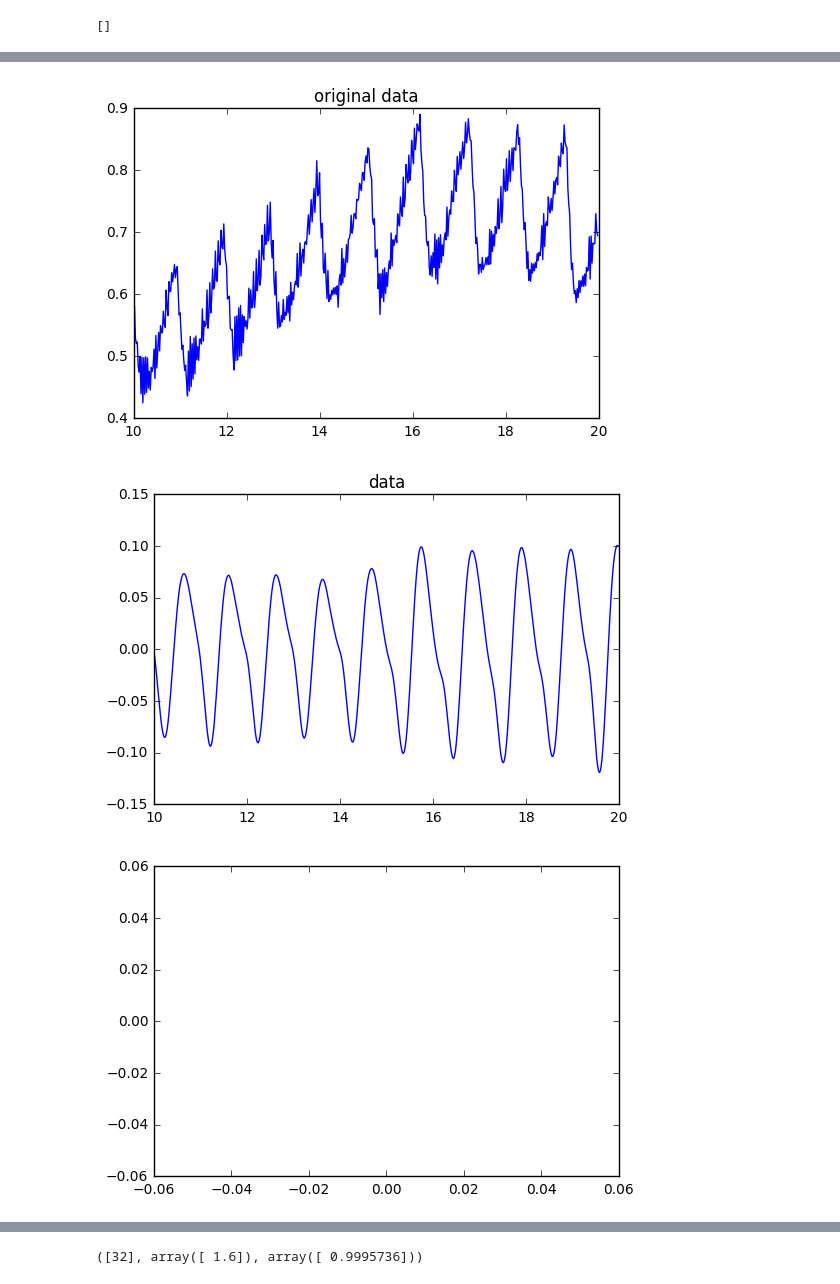
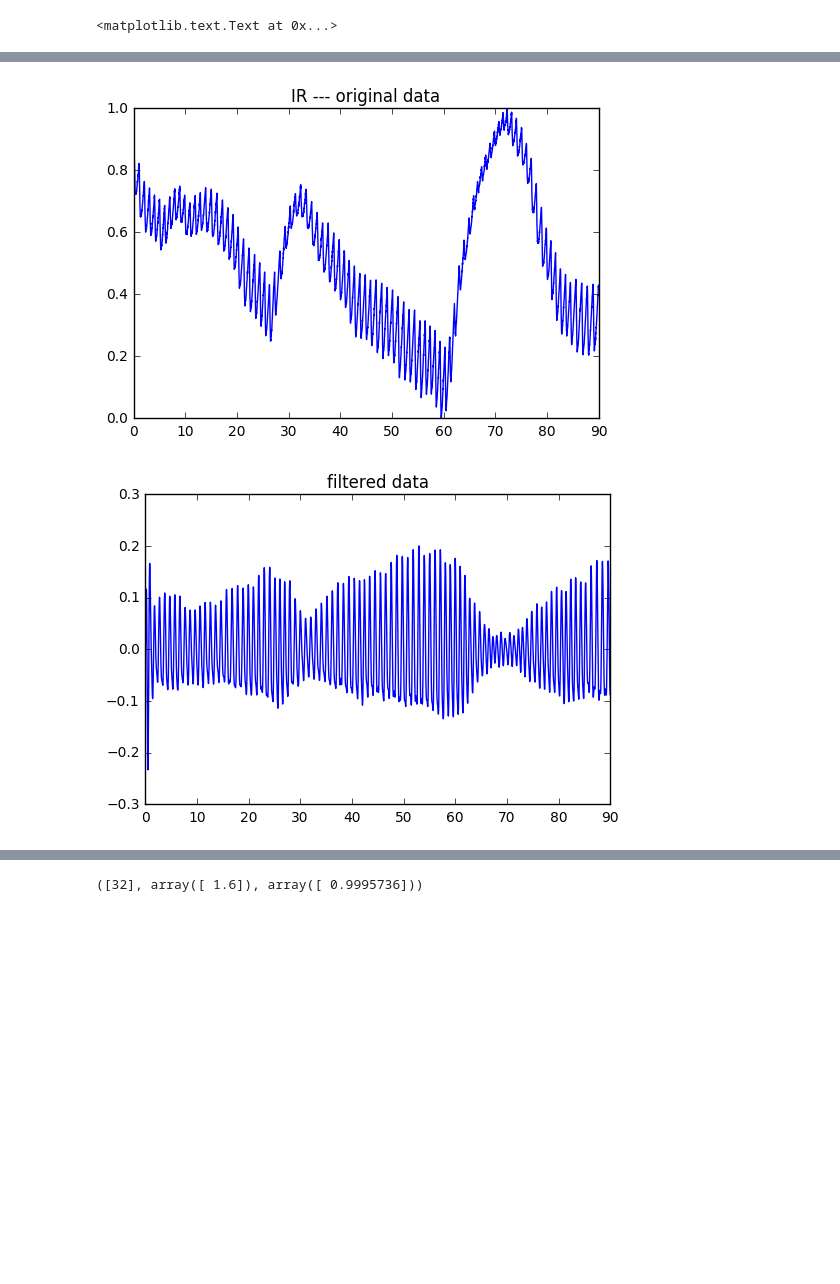
Before and after one commit to jma19/CS244Fall2017, a Jupyter notebook: Assignment#3/caculator.ipynb, the cells around one changed output, grey strips where cells are left out. Cells and saved outputs as stored; diff of their text form; code cells hidden in the pictures; blank space fills up the shorter version.

```diff
--- a/Assignment#3/caculator.ipynb
+++ b/Assignment#3/caculator.ipynb
@@ -14,40 +14,42 @@ scaler = preprocessing.MinMaxScaler()
 IR = scaler.fit_transform(data['IR'])
 RED = scaler.fit_transform(data['RED'])
 
-def butter_bandpass(lowcut, highcut, fs, order=5):
+def butter_bandpass(lowcut, highcut, fs, order):
     nyq = 0.5 * fs
-    low = lowcut / nyq
-    high = highcut / nyq
-    b, a = butter(order, [low, high], btype='band', analog = False, output = 'ba')
+    low = lowcut/nyq
+    high = highcut/nyq
+    b, a = butter(order, [low, high], btype='band', analog = False)
     return b, a
 
-def butter_bandpass_filter(data, lowcut, highcut, fs, order=5):
+def butter_bandpass_filter(data, lowcut, highcut, fs, order):
     b, a = butter_bandpass(lowcut, highcut, fs, order=order)
     y = lfilter(b, a, data)
-    return b
+    return y
 
 fs = 50.0
 lowcut = 0.8
 highcut = 2
+order = 3
 # lowcut = 0.15 for resp
 # highcut = 0.34
 
 # Plot the frequency response for a few different orders.
 plt.figure(1)
 plt.clf()
-for order in [3]:
-    b, a = butter_bandpass(lowcut, highcut, fs, order=order)
-    w, h = freqz(b, a, worN=2000)
-    plt.plot((fs * 0.5 / np.pi) * w, abs(h), label="order = %d" % order)
+
+b, a = butter_bandpass(lowcut, highcut, fs, order)
+w, h = freqz(b, a, worN=2000)
+plt.plot((fs * 0.5 / np.pi) * w, abs(h), label="order = 3")
+plt.title("band pass filter fl = 0.8Hz, fh = 2Hz")
 
 plt.figure()
-y = butter_bandpass_filter(IR, lowcut, highcut, fs, order=2)
-plt.plot(timestamp[500:1000], IR[500:1000], )
-plt.title("original data")
+y = butter_bandpass_filter(RED, lowcut, highcut, fs, order)
+plt.plot(timestamp, IR)
+plt.title("IR --- original data")
 plt.figure()
-plt.plot(timestamp[500:1000], y[500:1000])
-plt.title("data")
-plt.figure()
-plt.plot()
+plt.plot(timestamp, y)
+plt.title("filtered data")
+# plt.figure()
+# plt.plot()
 # %% [output]
-[]
+<matplotlib.text.Text at 0x...>
@@ -55,6 +57,5 @@ plt.plot()
-[figure, old version]
+[figure, new version]
-[figure, old version]
+[figure, new version]
-[figure, removed]
 # %%
 # def caculateHeartRate (data):
 inputData = y
```
Also changed, not shown: parts of 5 cells of this notebook.
